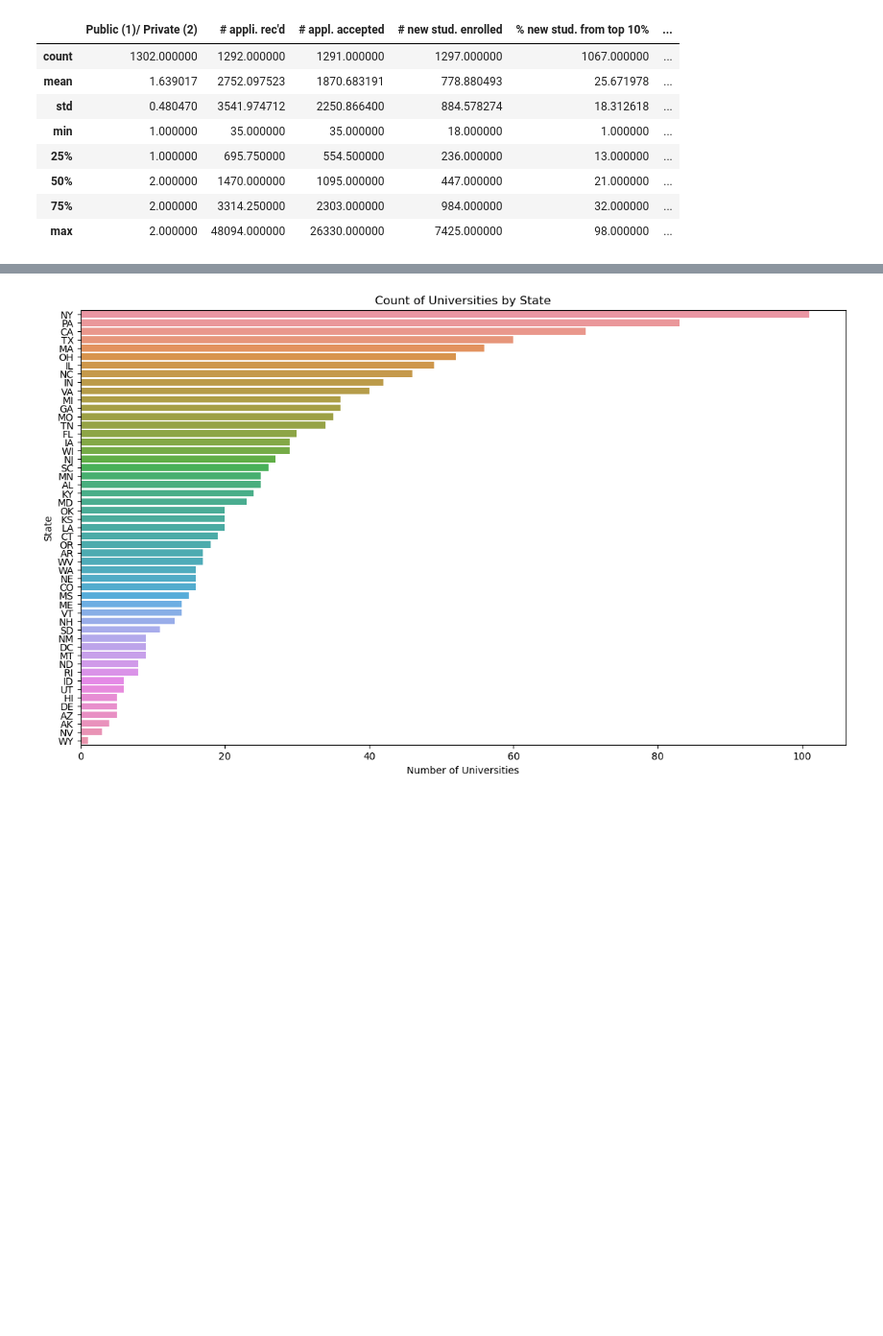
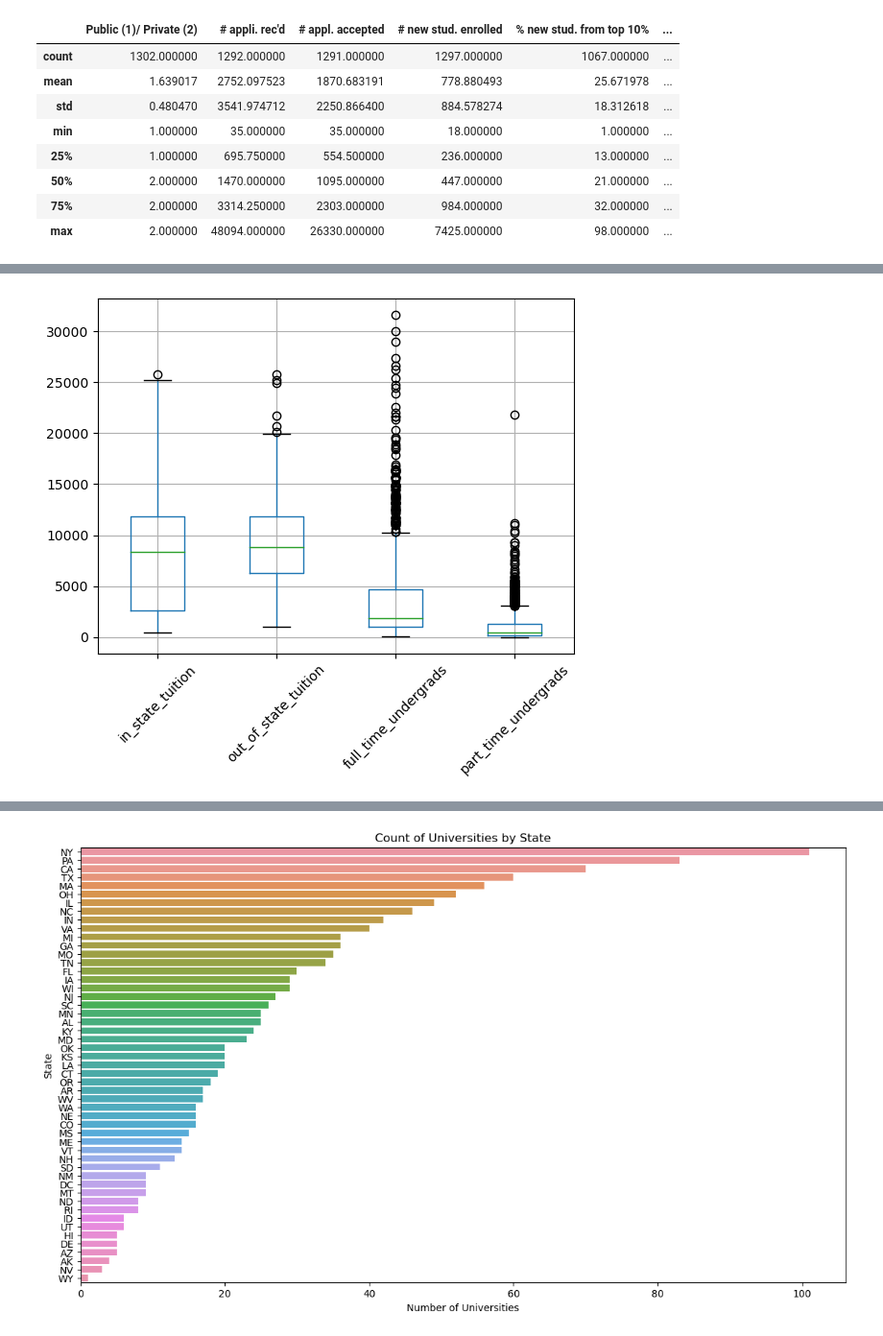
Before and after one commit to jamesleemeredith/Dexian-Technical-Challenge, a Jupyter notebook: full_analysis.ipynb, the cells around one changed output, grey strips where cells are left out. Shown at 96% size. Saved outputs shown, nothing was run; the diff lists cells and outputs as text; code cells hidden in the pictures; blank space fills up the shorter version.

```diff
--- a/full_analysis.ipynb
+++ b/full_analysis.ipynb
@@ -99,0 +216,6 @@ dtype: int64
+# %%
+df.boxplot(column=['in_state_tuition', 'out_of_state_tuition', 'full_time_undergrads', 'part_time_undergrads'])
+plt.xticks(rotation=45)
+plt.show()
+# %% [output]
+[figure, added]
```
Also changed, not shown: parts of 36 cells of this notebook.
